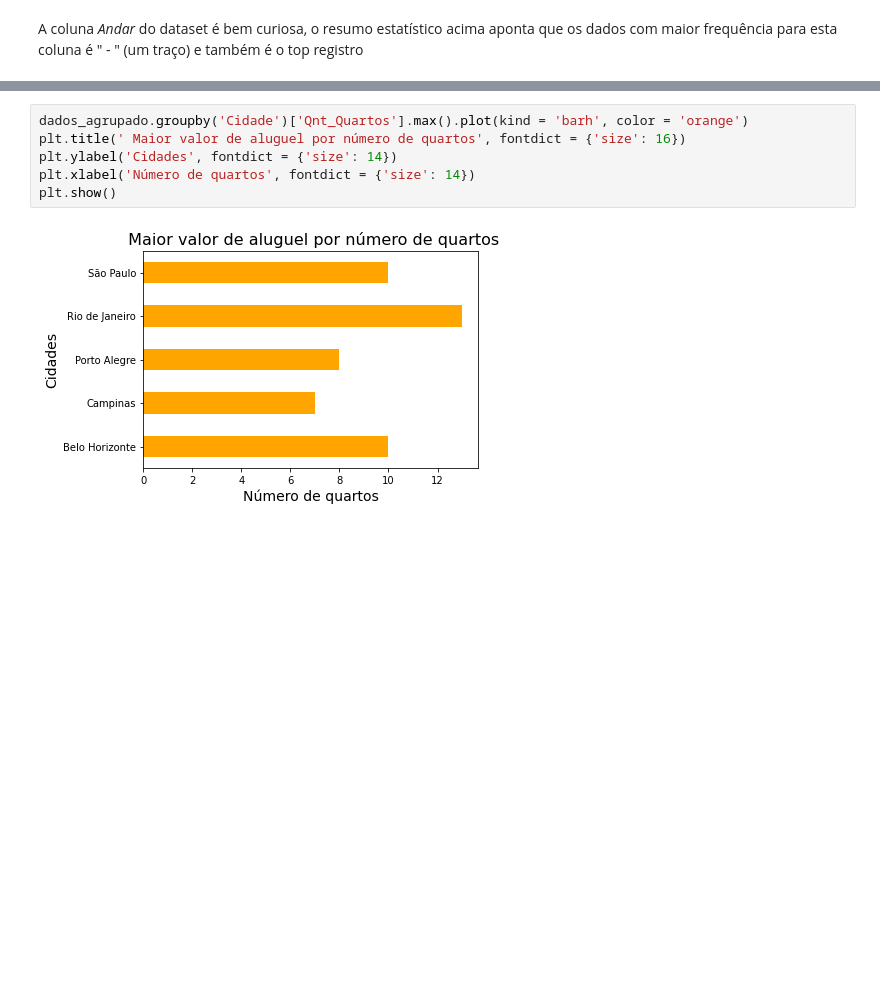
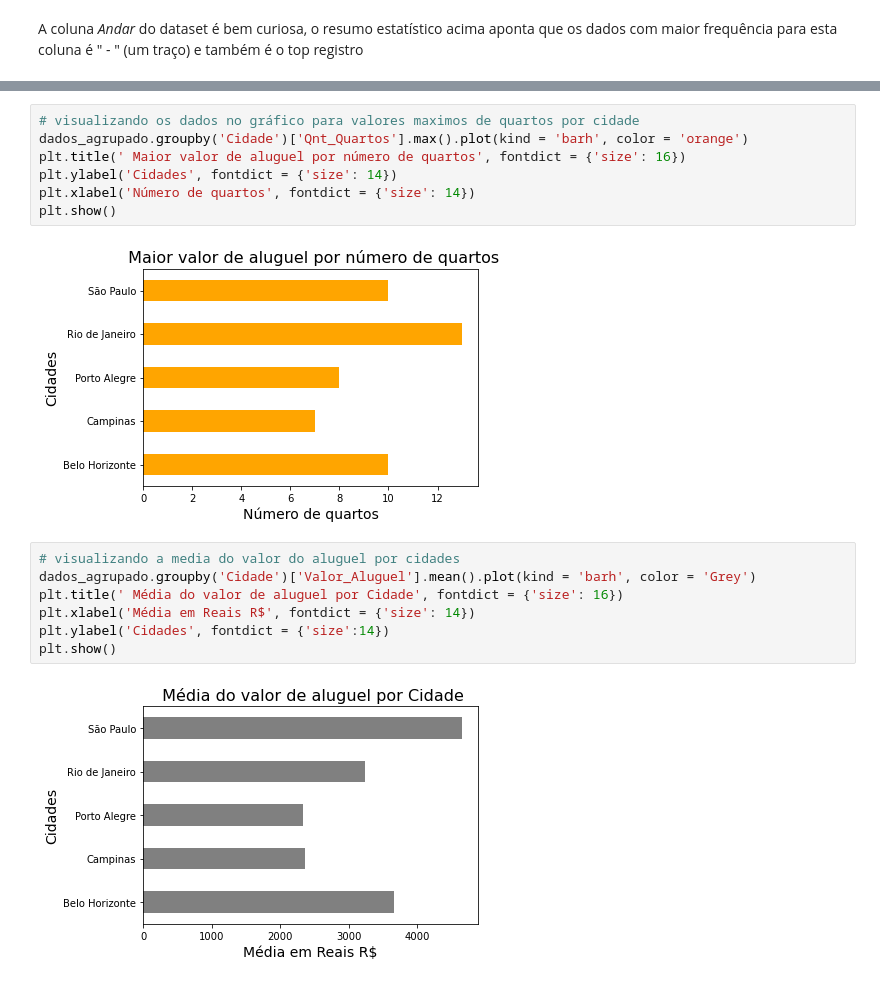
Before and after one commit to Eduu1/Portf-lio-Data-Science, a Jupyter notebook: Projeto-/Projeto - Houses_to_rent.ipynb, the cells around one changed output, grey strips where cells are left out. Cells and saved outputs as stored; diff of their text form; blank space fills up the shorter version.

```diff
--- a/Projeto-/Projeto - Houses_to_rent.ipynb
+++ b/Projeto-/Projeto - Houses_to_rent.ipynb
@@ -130,6 +155,7 @@ plt.show()
 # %% [output]
 [figure]
 # %%
+# visualizando os dados no gráfico para valores maximos de quartos por cidade
 dados_agrupado.groupby('Cidade')['Qnt_Quartos'].max().plot(kind = 'barh', color = 'orange')
 plt.title(' Maior valor de aluguel por número de quartos', fontdict = {'size': 16})
 plt.ylabel('Cidades', fontdict = {'size': 14})
@@ -137,3 +163,12 @@ plt.xlabel('Número de quartos', fontdict = {'size': 14})
 plt.show()
 # %% [output]
 [figure]
+# %%
+# visualizando a media do valor do aluguel por cidades
+dados_agrupado.groupby('Cidade')['Valor_Aluguel'].mean().plot(kind = 'barh', color = 'Grey')
+plt.title(' Média do valor de aluguel por Cidade', fontdict = {'size': 16})
+plt.xlabel('Média em Reais R$', fontdict = {'size': 14})
+plt.ylabel('Cidades', fontdict = {'size':14})
+plt.show()
+# %% [output]
+[figure, added]
```
Also changed, not shown: parts of 31 cells of this notebook.
